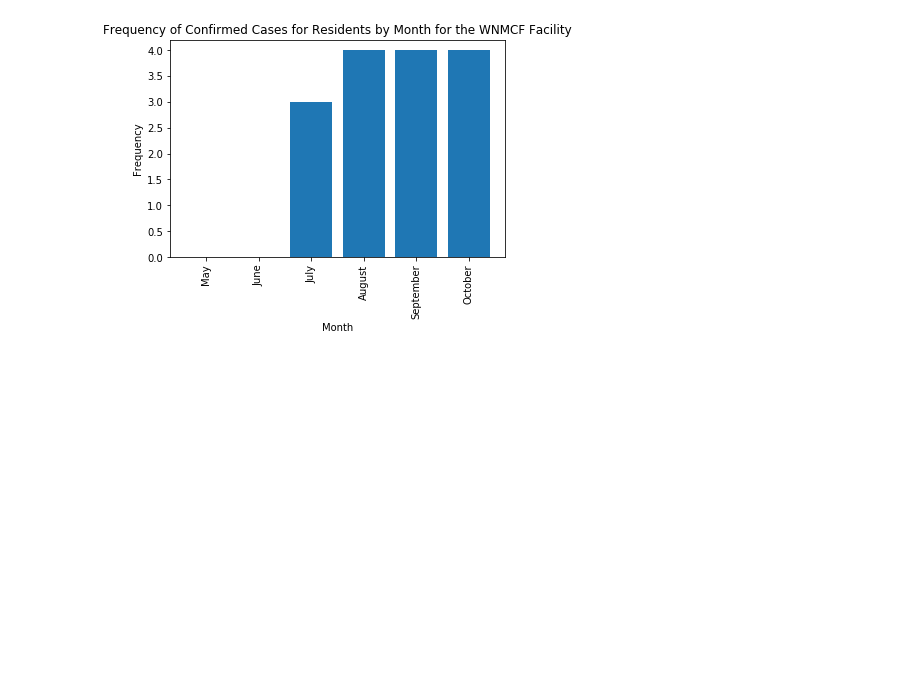
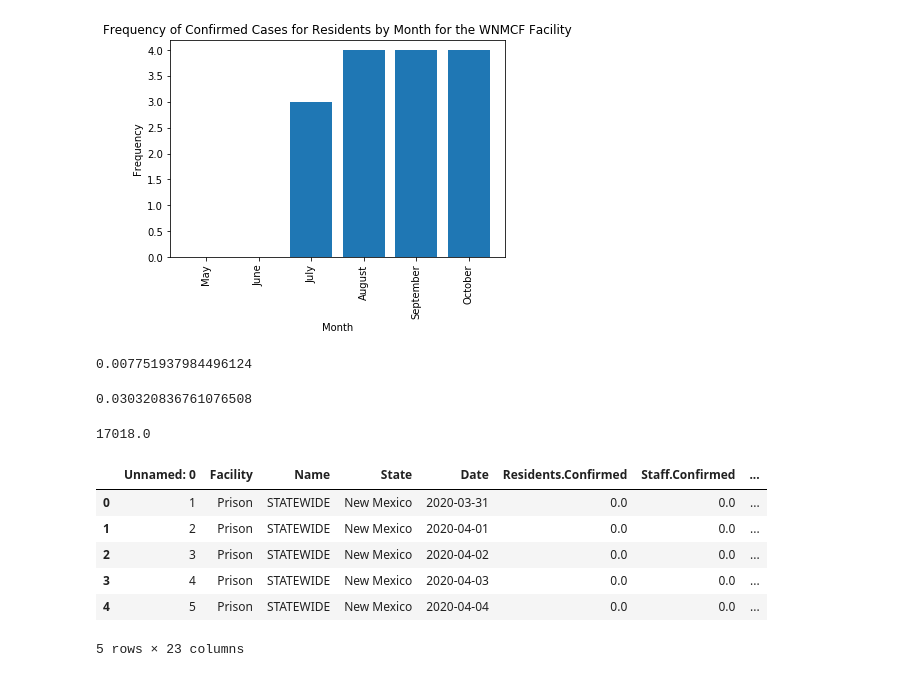
Before and after one commit to LeliaPlusPlus/TPP_Hackathon_2020, a Jupyter notebook: Exploratory Analysis - New Mexico and Washington.ipynb, the cells around one changed output. Saved outputs shown, nothing was run; the diff lists cells and outputs as text; code cells hidden in the pictures; blank space fills up the shorter version.

```diff
--- a/Exploratory Analysis - New Mexico and Washington.ipynb
+++ b/Exploratory Analysis - New Mexico and Washington.ipynb
@@ -488,3 +488,29 @@ plt.xticks(rotation=90)
 plt.savefig("visualizations/residentsconfirmedWNMCFbar.jpg")
 # %% [output]
 [figure]
+# %%
+death_rate = nm_df["Resident.Deaths"].max()/(nm_df["Residents.Confirmed"].max() + nm_df["Staff.Confirmed"].max())
+death_rate
+# %% [output]
+0.007751937984496124
+# %%
+positivity_rate = (nm_df["Residents.Confirmed"].max() + nm_df["Staff.Confirmed"].max())/(nm_df["Residents.Tested"].max() + nm_df["Staff.Tested"].max())
+positivity_rate
+# %% [output]
+0.030320836761076508
+# %%
+test_rate = (nm_df["Residents.Tested"].max() + nm_df["Staff.Tested"].max() + nm_df["Staff.Pending"].max() + nm_df["Residents.Pending"].max())#/(nm_df["Population_HIFLD"].max())
+test_rate
+# %% [output]
+17018.0
+# %%
+nm_df.fillna(0.0,inplace=True)
+nm_df.head()
+# %% [output]
+|  | Unnamed: 0 | Facility | Name | State | Date | Residents.Confirmed | Staff.Confirmed | ... |
+| 0 | 1 | Prison | STATEWIDE | New Mexico | 2020-03-31 | 0.0 | 0.0 | ... |
+| 1 | 2 | Prison | STATEWIDE | New Mexico | 2020-04-01 | 0.0 | 0.0 | ... |
+| 2 | 3 | Prison | STATEWIDE | New Mexico | 2020-04-02 | 0.0 | 0.0 | ... |
+| 3 | 4 | Prison | STATEWIDE | New Mexico | 2020-04-03 | 0.0 | 0.0 | ... |
+| 4 | 5 | Prison | STATEWIDE | New Mexico | 2020-04-04 | 0.0 | 0.0 | ... |
+5 rows × 23 columns
```
Also changed, not shown: parts of 1 cell of this notebook, 1 other file.
